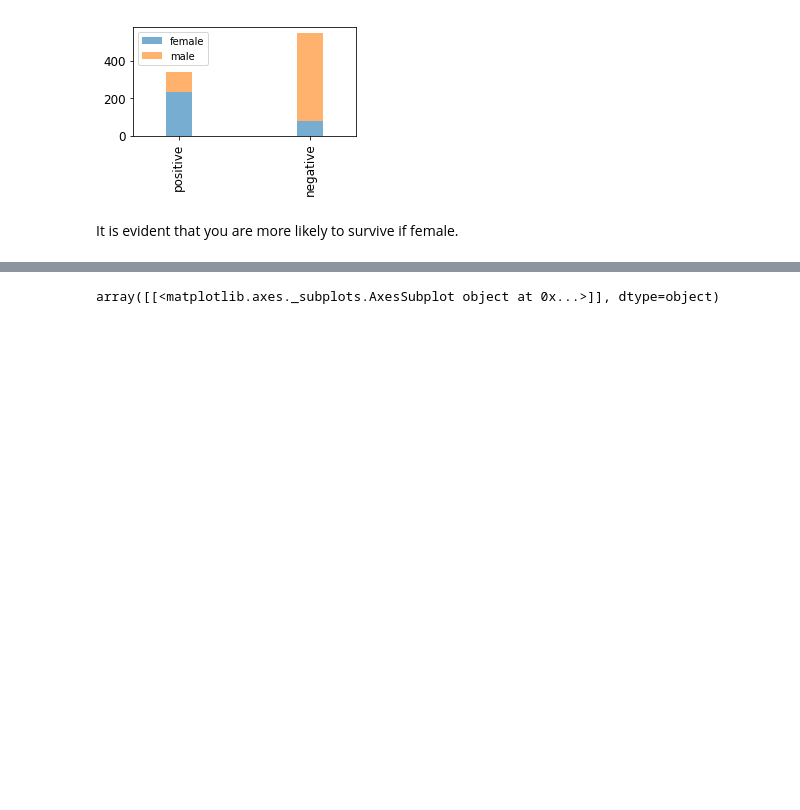
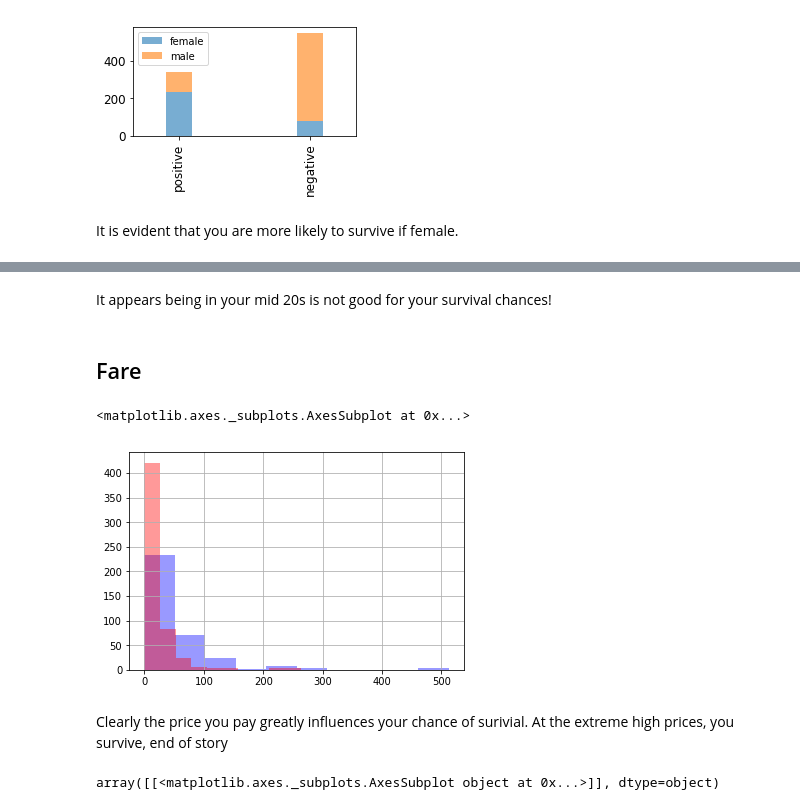
Before and after one commit to mdommett/titanic, a Jupyter notebook: notebook.ipynb, the cells around one changed output, grey strips where cells are left out. Saved outputs shown, nothing was run; the diff lists cells and outputs as text; code cells hidden in the pictures; blank space fills up the shorter version.

```diff
--- a/notebook.ipynb
+++ b/notebook.ipynb
@@ -116,3 +120,15 @@ array([<matplotlib.axes._subplots.AxesSubplot object at 0x...>,
+# %% [markdown]
+It appears being in your mid 20s is not good for your survival chances!
+# %% [markdown]
+## Fare
+# %%
+train.loc[train["Survived"]==1,"Fare"].hist(alpha=0.4,color="blue")
+train.loc[train["Survived"]==0,"Fare"].hist(alpha=0.4,color="red")
+# %% [output]
+<matplotlib.axes._subplots.AxesSubplot at 0x...>
+[figure, added]
+# %% [markdown]
+Clearly the price you pay greatly influences your chance of surivial. At the extreme high prices, you survive, end of story
 # %%
 figure = plt.figure(figsize=(13,8))
 plt.hist([data[data['Survived']==1]['Age'],data[data['Survived']==0]['Age']], stacked=True, color = ['g','r'],
```
Also changed, not shown: parts of 7 cells of this notebook.
